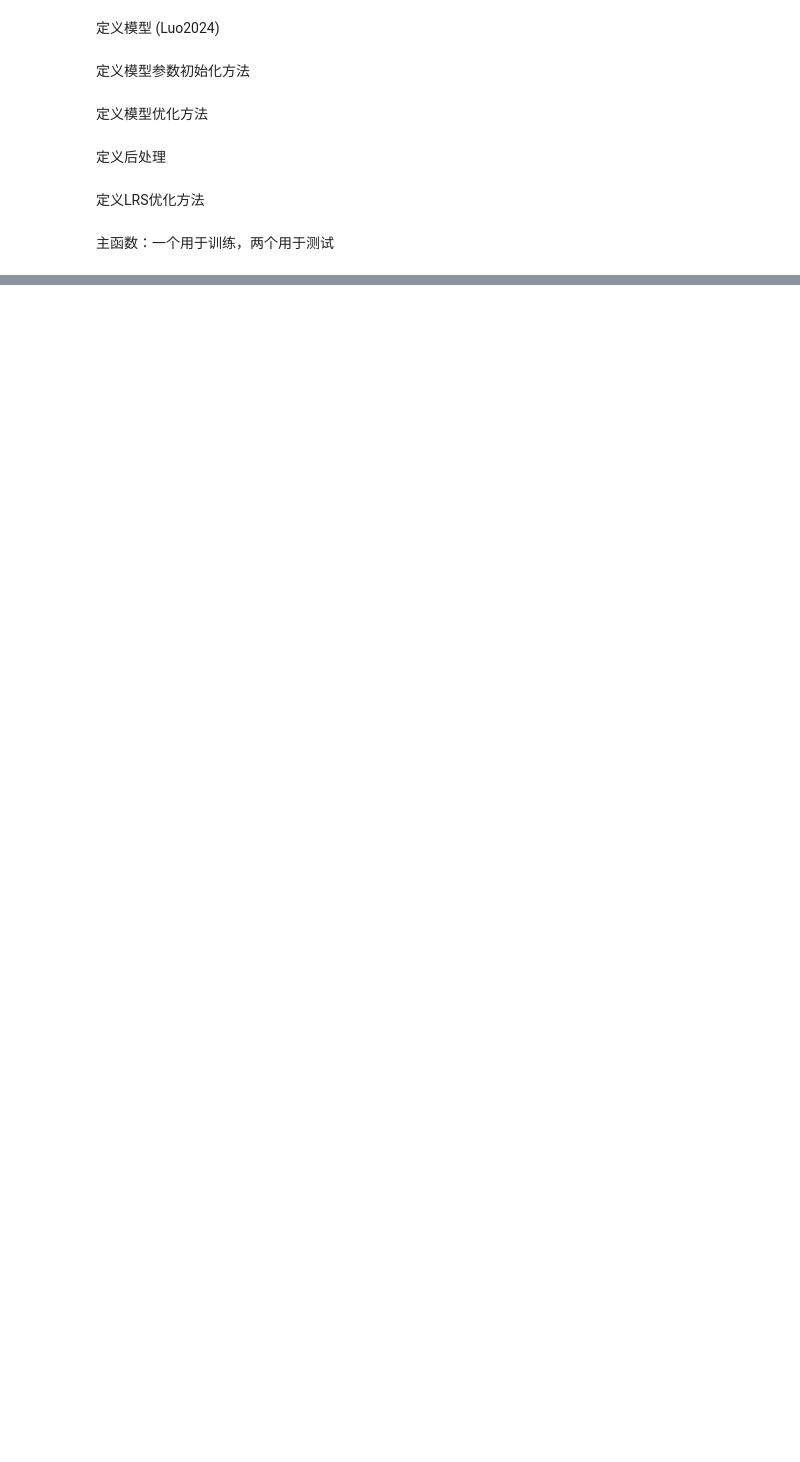
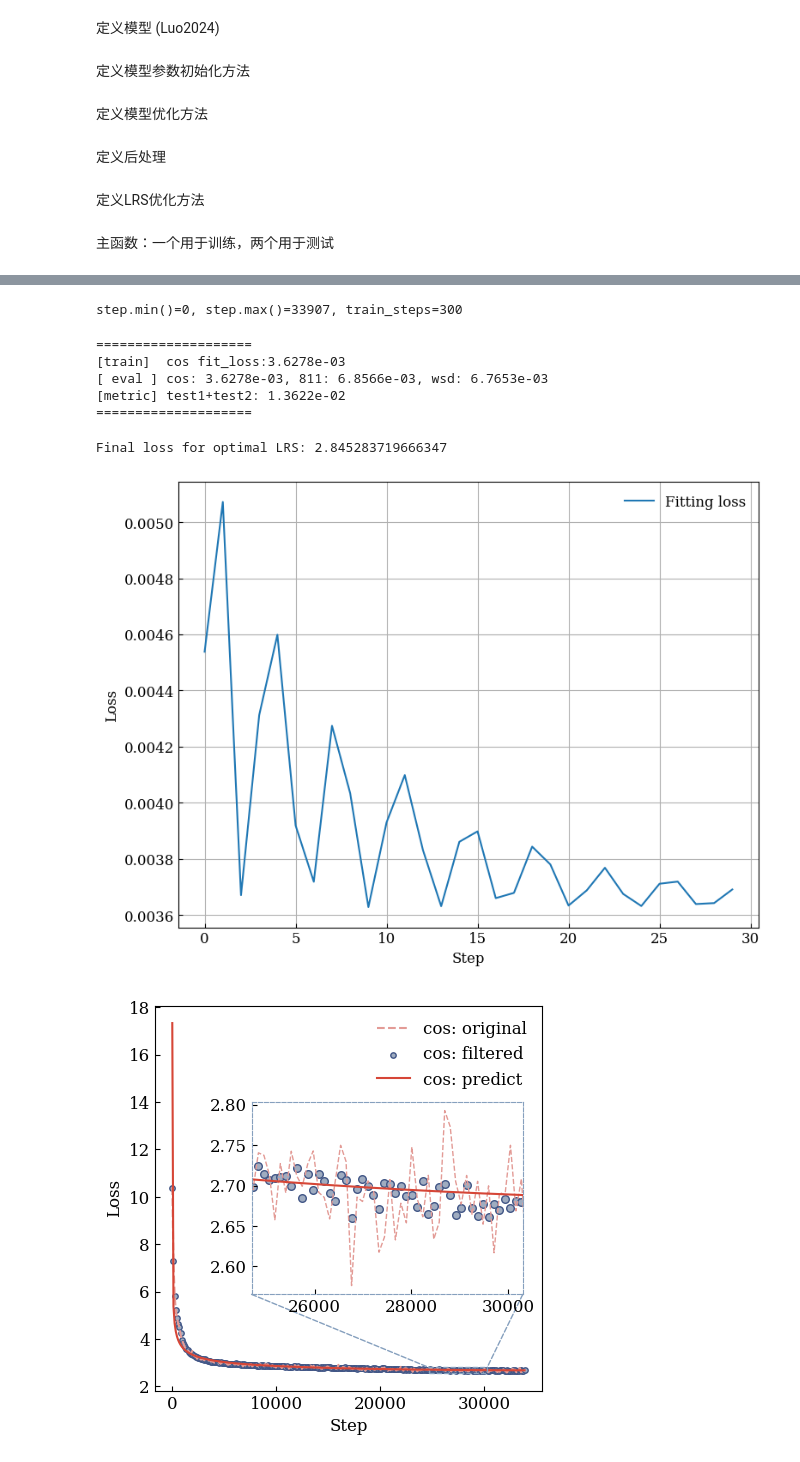
Before and after one commit to alchemistzby/DLTCourse2025, a Jupyter notebook: luo_main.ipynb, the cells around one changed output, grey strips where cells are left out. Saved outputs shown, nothing was run; the diff lists cells and outputs as text; code cells hidden in the pictures; blank space fills up the shorter version.

```diff
--- a/luo_main.ipynb
+++ b/luo_main.ipynb
@@ -332,0 +416,12 @@ main(train='811', test1='cos', test2='wsd', train_steps=100,eval_steps=100,)
+# %%
+main(train='cos', test1='811', test2='wsd', train_steps=300,eval_steps=300,)
+# %% [output]
+step.min()=0, step.max()=33907, train_steps=300
+====================
+[train]  cos fit_loss:3.6278e-03
+[ eval ] cos: 3.6278e-03, 811: 6.8566e-03, wsd: 6.7653e-03
+[metric] test1+test2: 1.3622e-02
+====================
+Final loss for optimal LRS: 2.845283719666347
+[figure, added]
+[figure, added]
```
Also changed, not shown: parts of 10 cells of this notebook, 35 other files.
